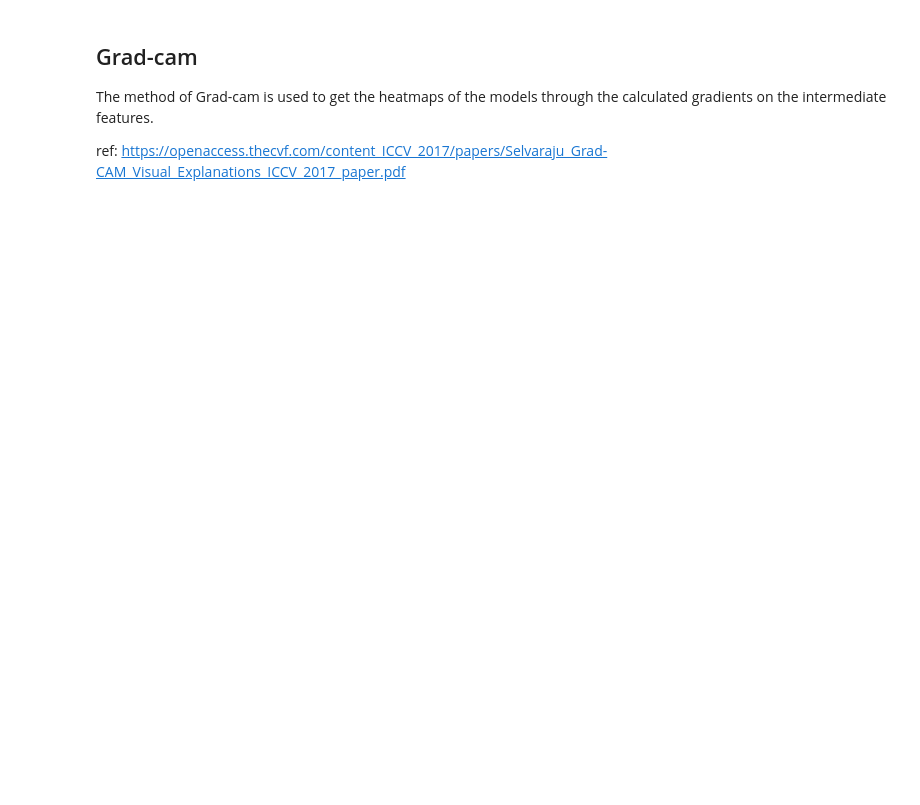
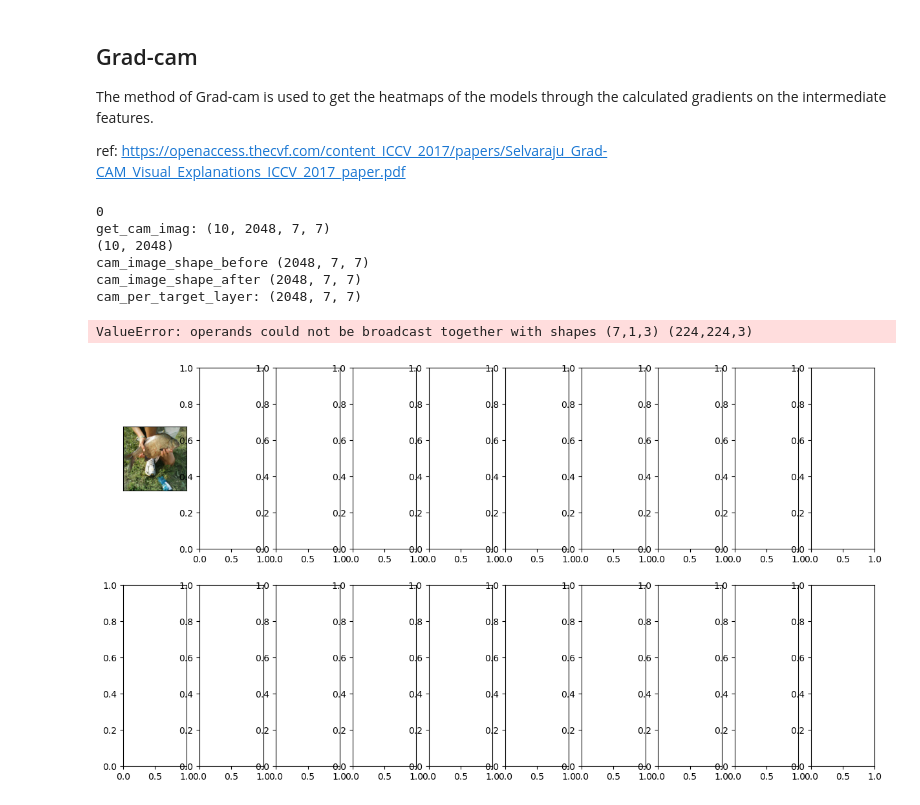
Before and after one commit to Riyasushin/TML_HW, a Jupyter notebook: hw1_handout/homework1.ipynb, the cells around one changed output. Drawn from its saved outputs; the diff is of its cells as text; code cells hidden in the pictures; blank space fills up the shorter version.

```diff
--- a/hw1_handout/homework1.ipynb
+++ b/hw1_handout/homework1.ipynb
@@ -442,9 +353,9 @@ def scale_cam_image(cam, target_size=None):
     result = []
     for img in cam:
         img = img - np.min(img)
-        img = img / (1e-7 + np.max(img))
+        img = img / (1e-7 + np.max(img)) # 图像归一化到 [0, 1]
         if target_size is not None:
-            img = cv2.resize(img, target_size)
+            img = cv2.resize(img, target_size) # 如需要，进行尺寸调整
         result.append(img)
     result = np.float32(result)
     return result
@@ -494,7 +405,7 @@ def show_cam_on_image(img: np.ndarray,
                       use_rgb: bool = False,
                       colormap: int = cv2.COLORMAP_JET,
                       image_weight: float = 0.5) -> np.ndarray:
-    """ This function overlays the cam mask on the image as an heatmap.
+    """ This function overlays the cam mask on the image as an heatmap. 将CAM掩码叠加到原始图像上, 生成可视化结果
     By default the heatmap is in BGR format.
     :param img: The base image in RGB or BGR format.
     :param mask: The cam mask.
@@ -503,6 +414,7 @@ def show_cam_on_image(img: np.ndarray,
     :param image_weight: The final result is image_weight * img + (1-image_weight) * mask.
     :returns: The default image with the cam overlay.
     """
+
     heatmap = cv2.applyColorMap(np.uint8(255 * mask), colormap)
     if use_rgb:
         heatmap = cv2.cvtColor(heatmap, cv2.COLOR_BGR2RGB)
@@ -527,6 +439,8 @@ class ClassifierOutputTarget:
         self.category = category
 
     def __call__(self, model_output):
+        '''从模型输出中提取特定类别的分数
+        '''
         if len(model_output.shape) == 1:
             return model_output[self.category]
         return model_output[:, self.category]
@@ -538,7 +452,7 @@ class GradCAM:
                  target_layers: List[torch.nn.Module]) -> None:
         self.model = model.eval()
         self.target_layers = target_layers
-        self.model = model # ?????
+        self.model = model # ?????TODO
         self.activations_and_grads = ActivationsAndGradients(
             self.model, target_layers)
 
@@ -555,19 +469,25 @@ class GradCAM:
                       grads: torch.Tensor) -> np.ndarray:
         # input: the activation, the gradient(4D tensor)
         # output: cam of a specific layer
+        if activations.shape[0] != grads.shape[0]:
+            raise ValueError("Activations and gradients must have the same number of channels")
+
         print(f'get_cam_imag: {grads.shape}')
         weights = self.get_cam_weights(grads)
 
-        cam = np.zeros(activations.shape[2:], dtype=np.float32)
+        print(weights.shape)
+        weights = weights.reshape(*weights.shape, 1, 1)
+        cam = np.sum(weights * activations, axis=0)
+        # ReLU
+        cam = np.maximum(cam, 0)
+        # cam = np.maximum(cam, 0)
+        # cam = np.array([
+        #     (x - x.min()) / (x.max() - x.min() + 1e-8)
+        #     for x in cam
+        # ])
+        cam = (cam - np.min(cam)) / (np.max(cam) - np.min(cam) + 1e-8)
 
-        for index, weight in enumerate(weights):
-            cam += weight * activations[index, :, :]
-
-        cam = np.maximum(cam, 0)
-
-        cam = (cam - np.min(cam)) / (np.max(cam) - np.min(cam) + 1e-8)
         return cam
-    # TODO has bugs !!
         ###################################
         # write the code here
         # return cam
@@ -602,6 +522,7 @@ class GradCAM:
         grads_list = [g.cpu().data.numpy()
                       for g in self.activations_and_grads.gradients]
         target_size =  (input_tensor.size(-1), input_tensor.size(-2))
+
         cam_per_target_layer = []
         # Loop over the saliency image from every layer
         for i in range(len(self.target_layers)):
@@ -619,14 +540,28 @@ class GradCAM:
             # RiJo
             if layer_activations is None or layer_grads is None:
                 continue
-            cam_image = self.get_cam_image(layer_activations, layer_grads)
 
-            cam_image = cv2.resize(cam_image, target_size)
-            cam_image = np.maximum(cam_image, 0)
-            cam_image = (cam_image - np.min(cam_image)) / (np.max(cam_image) - np.min(cam_image) + 1e-8)
+            if layer_activations.shape[0] != layer_grads.shape[0]:
+                raise ValueError(f"Activations (shape={layer_activations.shape}) and gradients (shape={layer_grads.shape}) must have the same number of channels")
 
+
+            cam_image = self.get_cam_image(layer_activations, layer_grads)  # 获取单层 CAM
+            # Resize each CAM in the batch to match input size
+            print(f'cam_image_shape_before {cam_image.shape}')
+            resized_cams = np.array([
+                cv2.resize(cam, target_size)
+                for cam in cam_image
+            ])
+            # Ensure we maintain batch dimension
+            if resized_cams.ndim == 2:  # Single image case
+                resized_cams = resized_cams[np.newaxis, ...]
+            # cam_image = cv2.resize(cam_image, target_size)  # 调整到输入图像尺寸
+            print(f'cam_image_shape_after {cam_image.shape}')
+            cam_image = np.maximum(cam_image, 0)  # ReLU 操作
+            cam_image = (cam_image - np.min(cam_image)) / (np.max(cam_image) - np.min(cam_image) + 1e-8)  # 归一化
             cam_per_target_layer.append(cam_image)
             # RiJo
+        print(f'cam_per_target_layer: {cam_per_target_layer[0].shape}')
         return cam_per_target_layer
 
     def aggregate_multi_layers(
@@ -648,31 +583,40 @@ class GradCAM:
         self.activations_and_grads.release()
 
     def __enter__(self):
         return self
 
     def __exit__(self, exc_type, exc_value, exc_tb):
         self.activations_and_grads.release()
         if isinstance(exc_value, IndexError):
             # Handle IndexError here...
             print(
                 f"An exception occurred in CAM with block: {exc_type}. Message: {exc_value}")
             return True
 
 
 
 
 model = resnet50(pretrained=True)
 label = torch.argmax(result,dim = -1).numpy()
 target_layers = [model.layer4[-1]]
 image,_ = next(iter(dataset_loader))
 cam = GradCAM(model=model, target_layers=target_layers)
 targets = [ClassifierOutputTarget(i) for i in label]
-grayscale_cam = cam(input_tensor=image, targets=targets)
+grayscale_cam = cam(input_tensor=image, targets=targets) # 灰度CAM
 fig, axs = plt.subplots(2, len(img_indices), figsize=(15, 8))
 for column, single_image in enumerate(image):
     axs[0][column].imshow(single_image.permute(1, 2, 0).detach().mul(255).add_(0.5).clamp_(0, 255).to('cpu', torch.uint8).numpy())
     axs[0][column].set_xticks([])
     axs[0][column].set_yticks([])
     axs[1][column].imshow(show_cam_on_image(single_image.permute(1, 2, 0).detach().to('cpu').numpy(),grayscale_cam[column],use_rgb=True))
     axs[1][column].set_xticks([])
     axs[1][column].set_yticks([])
+# %% [output]
+0
+get_cam_imag: (10, 2048, 7, 7)
+(10, 2048)
+cam_image_shape_before (2048, 7, 7)
+cam_image_shape_after (2048, 7, 7)
+cam_per_target_layer: (2048, 7, 7)
+ValueError: operands could not be broadcast together with shapes (7,1,3) (224,224,3)
+[figure, added]
```
Also changed, not shown: parts of 9 cells of this notebook.
